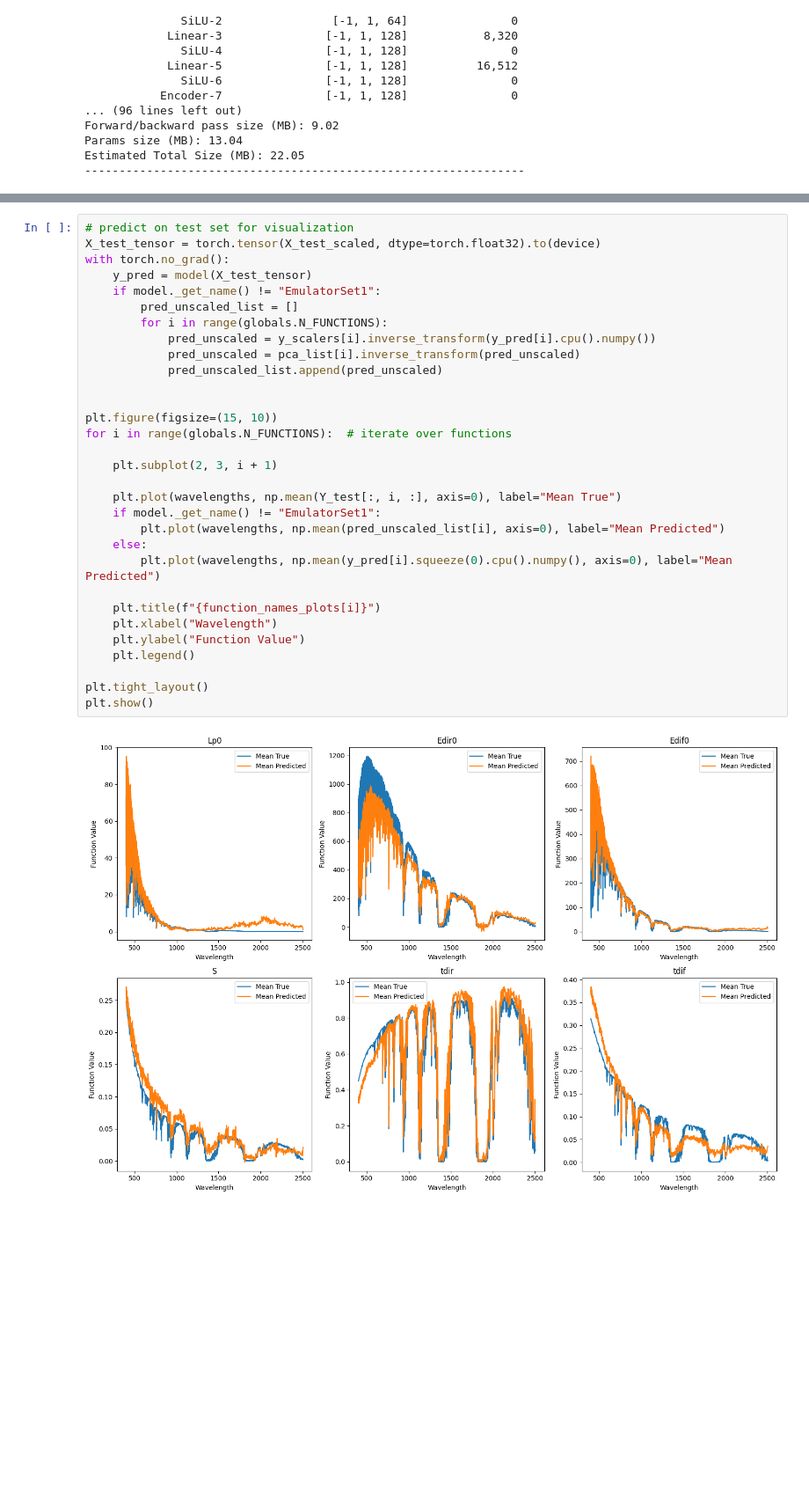
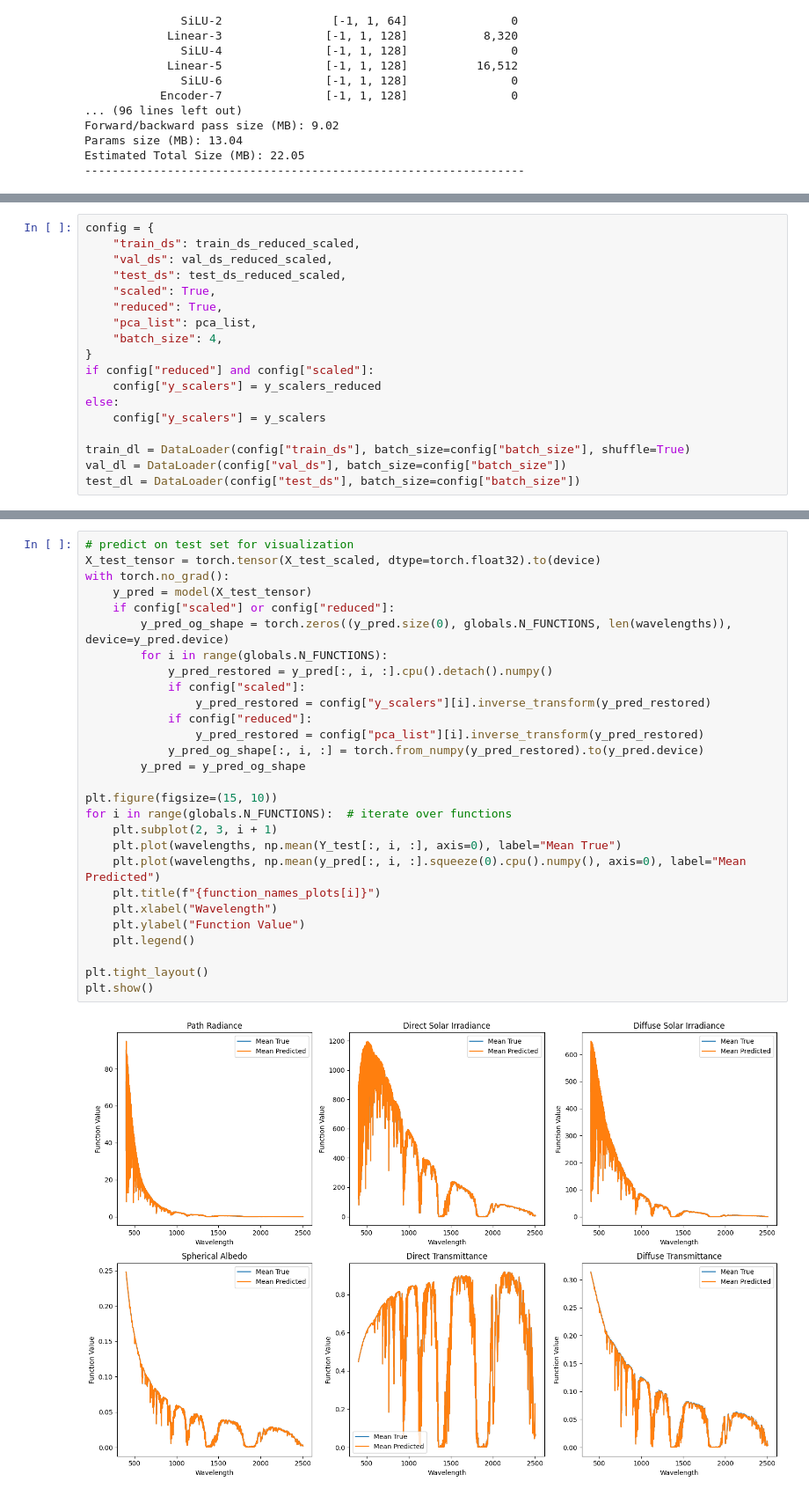
Before and after one commit to Teolul/Masters_Thesis, a Jupyter notebook: cnn_pipeline.ipynb, the cells around one changed output, grey strips where cells are left out. Shown at 88% size. Cells and saved outputs as stored; diff of their text form; blank space fills up the shorter version.

```diff
--- a/cnn_pipeline.ipynb
+++ b/cnn_pipeline.ipynb
@@ -332,2 +432,20 @@ Output shape: torch.Size([6, 4205])
+# %%
+config = {
+    "train_ds": train_ds_reduced_scaled,
+    "val_ds": val_ds_reduced_scaled,
+    "test_ds": test_ds_reduced_scaled,
+    "scaled": True,
+    "reduced": True,
+    "pca_list": pca_list,
+    "batch_size": 4,
+}
+if config["reduced"] and config["scaled"]:
+    config["y_scalers"] = y_scalers_reduced
+else:
+    config["y_scalers"] = y_scalers
+
+train_dl = DataLoader(config["train_ds"], batch_size=config["batch_size"], shuffle=True)
+val_dl = DataLoader(config["val_ds"], batch_size=config["batch_size"])
+test_dl = DataLoader(config["test_ds"], batch_size=config["batch_size"])
 # %%
 class MRELoss(nn.Module):
@@ -616,33 +741,30 @@ Final Test Loss: 555.431448 | Final Test MRE: 918318.167728 | Final Test MSE Uns
 # %%
 # predict on test set for visualization
 X_test_tensor = torch.tensor(X_test_scaled, dtype=torch.float32).to(device)
 with torch.no_grad():
     y_pred = model(X_test_tensor)
-    if model._get_name() != "EmulatorSet1":
-        pred_unscaled_list = []
+    if config["scaled"] or config["reduced"]:
+        y_pred_og_shape = torch.zeros((y_pred.size(0), globals.N_FUNCTIONS, len(wavelengths)), device=y_pred.device)
         for i in range(globals.N_FUNCTIONS):
-            pred_unscaled = y_scalers[i].inverse_transform(y_pred[i].cpu().numpy())
-            pred_unscaled = pca_list[i].inverse_transform(pred_unscaled)
-            pred_unscaled_list.append(pred_unscaled)
-
+            y_pred_restored = y_pred[:, i, :].cpu().detach().numpy()
+            if config["scaled"]:
+                y_pred_restored = config["y_scalers"][i].inverse_transform(y_pred_restored)
+            if config["reduced"]:
+                y_pred_restored = config["pca_list"][i].inverse_transform(y_pred_restored)
+            y_pred_og_shape[:, i, :] = torch.from_numpy(y_pred_restored).to(y_pred.device)
+        y_pred = y_pred_og_shape
 
 plt.figure(figsize=(15, 10))
 for i in range(globals.N_FUNCTIONS):  # iterate over functions
-
     plt.subplot(2, 3, i + 1)
-
     plt.plot(wavelengths, np.mean(Y_test[:, i, :], axis=0), label="Mean True")
-    if model._get_name() != "EmulatorSet1":
-        plt.plot(wavelengths, np.mean(pred_unscaled_list[i], axis=0), label="Mean Predicted")
-    else:
-        plt.plot(wavelengths, np.mean(y_pred[i].squeeze(0).cpu().numpy(), axis=0), label="Mean Predicted")
-
+    plt.plot(wavelengths, np.mean(y_pred[:, i, :].squeeze(0).cpu().numpy(), axis=0), label="Mean Predicted")
     plt.title(f"{function_names_plots[i]}")
     plt.xlabel("Wavelength")
     plt.ylabel("Function Value")
     plt.legend()
 
 plt.tight_layout()
 plt.show()
 # %% [output]
-[figure, old version]
+[figure, new version]
```
Also changed, not shown: parts of 17 cells of this notebook, 1 other file.
